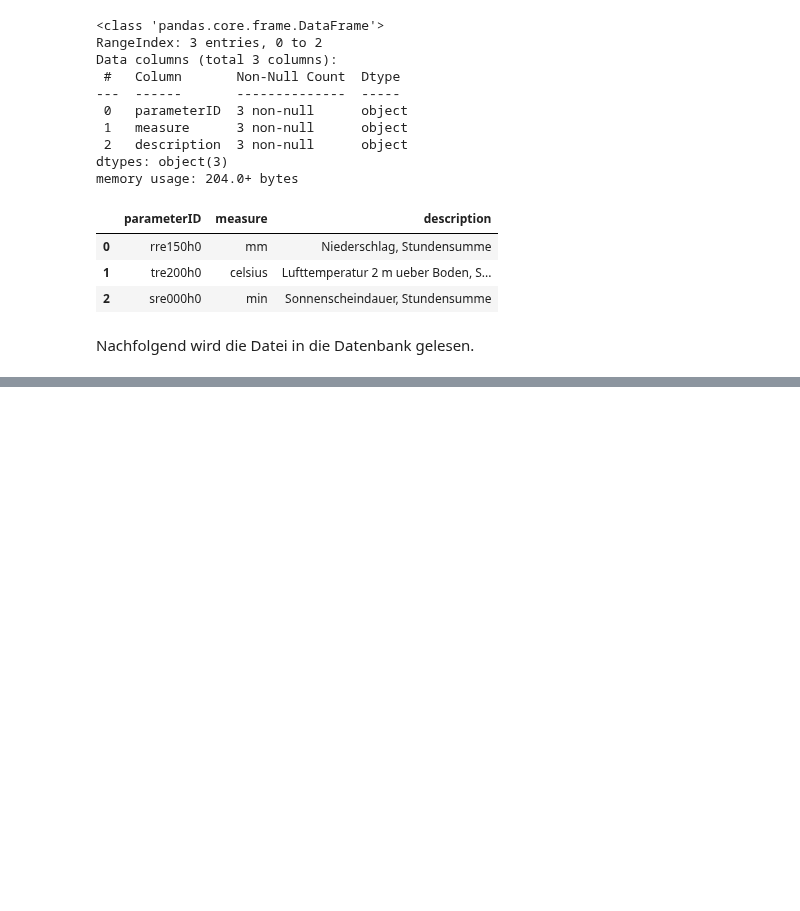
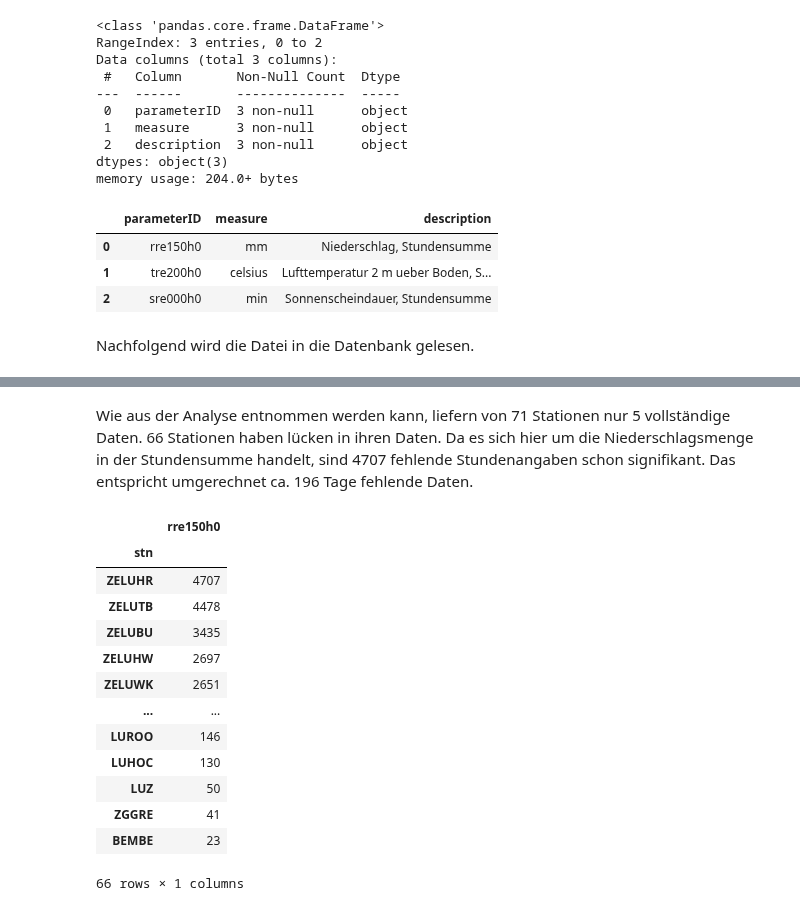
Before and after one commit to 7Horizon/BINA-CaseStudy, a Jupyter notebook: bina_dataimport.ipynb, the cells around one changed output, grey strips where cells are left out. Drawn from its saved outputs; the diff is of its cells as text; code cells hidden in the pictures; blank space fills up the shorter version.

```diff
--- a/bina_dataimport.ipynb
+++ b/bina_dataimport.ipynb
@@ -862,0 +880,20 @@ connection.commit()
+# %% [markdown]
+Wie aus der Analyse entnommen werden kann, liefern von 71 Stationen nur 5 vollständige Daten. 66 Stationen haben lücken in ihren Daten. Da es sich hier um die Niederschlagsmenge in der Stundensumme handelt, sind 4707 fehlende Stundenangaben schon signifikant. Das entspricht umgerechnet ca. 196 Tage fehlende Daten.
+# %%
+meteoNA_df = meteo_df[meteo_df['rre150h0'].isna()]
+meteoNA_df[['rre150h0']].isna().groupby(meteoNA_df['stn']).sum().sort_values(by=['rre150h0'], ascending=False)
+# %% [output]
+|  | rre150h0 |
+| stn |  |
+| ZELUHR | 4707 |
+| ZELUTB | 4478 |
+| ZELUBU | 3435 |
+| ZELUHW | 2697 |
+| ZELUWK | 2651 |
+| ... | ... |
+| LUROO | 146 |
+| LUHOC | 130 |
+| LUZ | 50 |
+| ZGGRE | 41 |
+| BEMBE | 23 |
+66 rows × 1 columns
```
Also changed, not shown: parts of 29 cells of this notebook, 1 other file.
